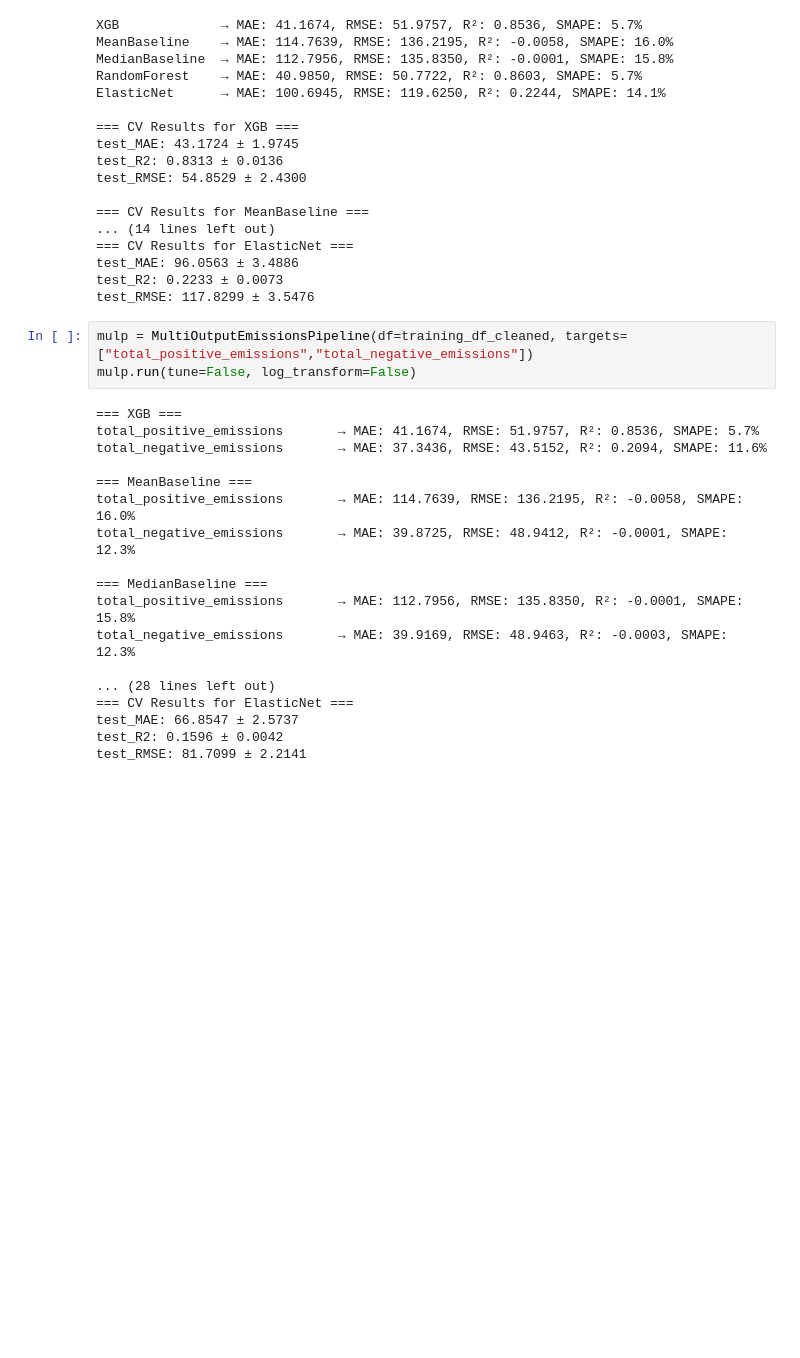
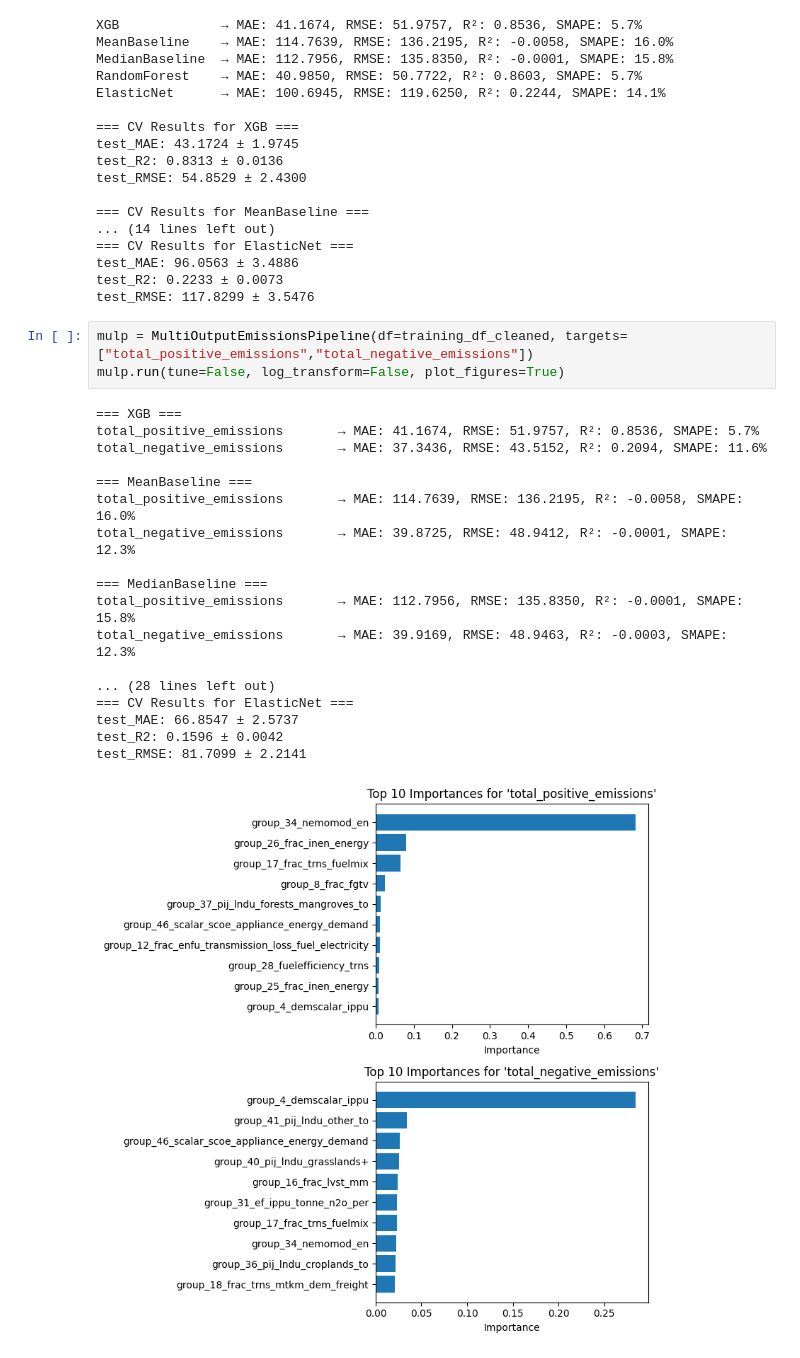
Before and after one commit to sisepuede-framework/ssp_louisiana, a Jupyter notebook: metamodel/notebooks/model_draft_gb_4.ipynb, the cells around one changed output. Drawn from its saved outputs; the diff is of its cells as text; blank space fills up the shorter version.

```diff
--- a/metamodel/notebooks/model_draft_gb_4.ipynb
+++ b/metamodel/notebooks/model_draft_gb_4.ipynb
@@ -218,22 +215,23 @@ test_R2: 0.2233 ± 0.0073
 test_RMSE: 117.8299 ± 3.5476
 # %%
 mulp = MultiOutputEmissionsPipeline(df=training_df_cleaned, targets=["total_positive_emissions","total_negative_emissions"])
-mulp.run(tune=False, log_transform=False)
+mulp.run(tune=False, log_transform=False, plot_figures=True)
 # %% [output]
 === XGB ===
 total_positive_emissions       → MAE: 41.1674, RMSE: 51.9757, R²: 0.8536, SMAPE: 5.7%
 total_negative_emissions       → MAE: 37.3436, RMSE: 43.5152, R²: 0.2094, SMAPE: 11.6%
 
 === MeanBaseline ===
 total_positive_emissions       → MAE: 114.7639, RMSE: 136.2195, R²: -0.0058, SMAPE: 16.0%
 total_negative_emissions       → MAE: 39.8725, RMSE: 48.9412, R²: -0.0001, SMAPE: 12.3%
 
 === MedianBaseline ===
 total_positive_emissions       → MAE: 112.7956, RMSE: 135.8350, R²: -0.0001, SMAPE: 15.8%
 total_negative_emissions       → MAE: 39.9169, RMSE: 48.9463, R²: -0.0003, SMAPE: 12.3%
 
 ... (28 lines left out)
 === CV Results for ElasticNet ===
 test_MAE: 66.8547 ± 2.5737
 test_R2: 0.1596 ± 0.0042
 test_RMSE: 81.7099 ± 2.2141
+[figure, added]
```
Also changed, not shown: parts of 2 cells of this notebook.
